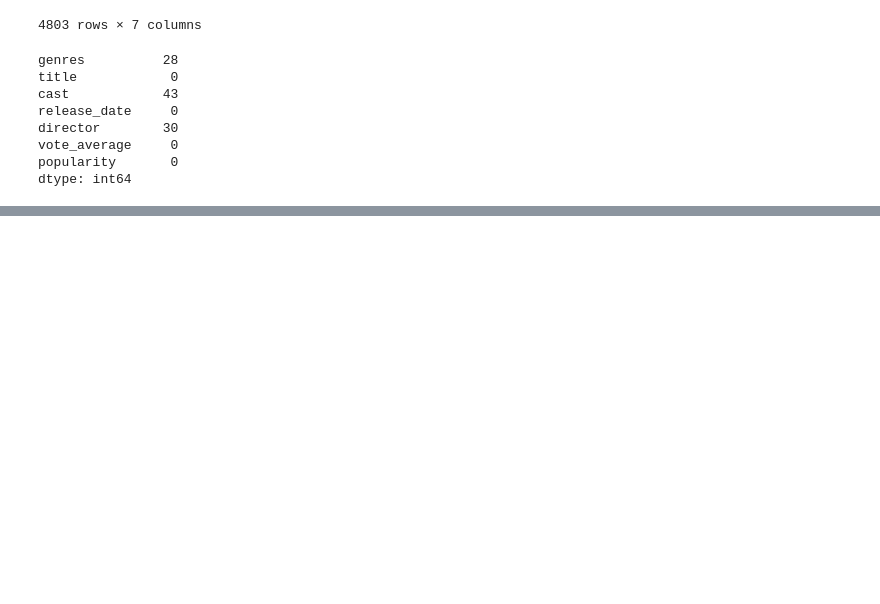
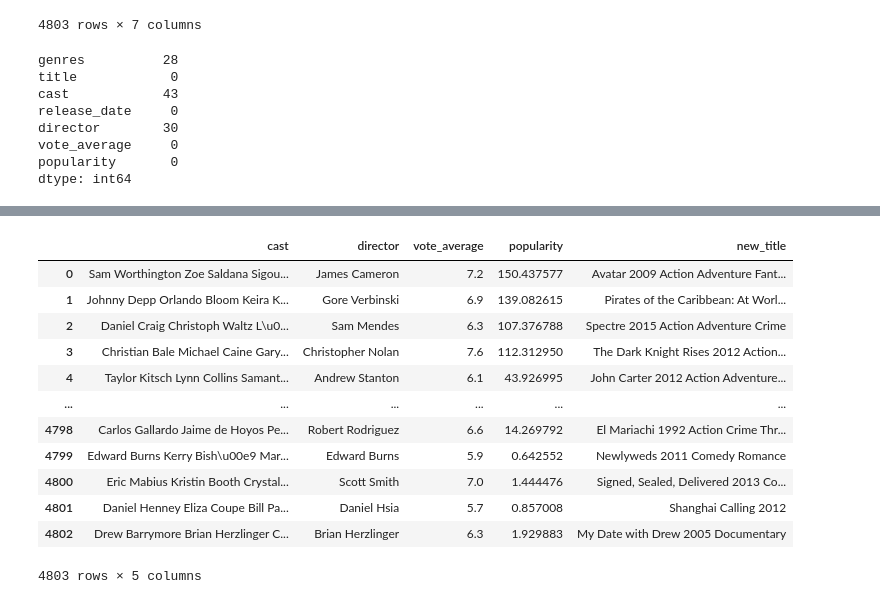
Before and after one commit to Aifedayo/Recommendation-System-Model, a Jupyter notebook: src/notebook/movie_recom_genre.ipynb, the cells around one changed output, grey strips where cells are left out. Cells and saved outputs as stored; diff of their text form; code cells hidden in the pictures; blank space fills up the shorter version.

Commit message:
Fill null values with empty string and drop cols

```diff
--- a/src/notebook/movie_recom_genre.ipynb
+++ b/src/notebook/movie_recom_genre.ipynb
@@ -108,0 +139,20 @@ dtype: int64
+# %%
+# Drop other cols
+cols_to_drop = ['title', 'release_date', 'genres']
+movies_subset_df = movies_subset_df.drop(cols_to_drop,axis=1)
+# %%
+movies_subset_df
+# %% [output]
+|  | cast | director | vote_average | popularity | new_title |
+| 0 | Sam Worthington Zoe Saldana Sigou... | James Cameron | 7.2 | 150.437577 | Avatar 2009 Action Adventure Fant... |
+| 1 | Johnny Depp Orlando Bloom Keira K... | Gore Verbinski | 6.9 | 139.082615 | Pirates of the Caribbean: At Worl... |
+| 2 | Daniel Craig Christoph Waltz L\u0... | Sam Mendes | 6.3 | 107.376788 | Spectre 2015 Action Adventure Crime |
+| 3 | Christian Bale Michael Caine Gary... | Christopher Nolan | 7.6 | 112.312950 | The Dark Knight Rises 2012 Action... |
+| 4 | Taylor Kitsch Lynn Collins Samant... | Andrew Stanton | 6.1 | 43.926995 | John Carter 2012 Action Adventure... |
+| ... | ... | ... | ... | ... | ... |
+| 4798 | Carlos Gallardo Jaime de Hoyos Pe... | Robert Rodriguez | 6.6 | 14.269792 | El Mariachi 1992 Action Crime Thr... |
+| 4799 | Edward Burns Kerry Bish\u00e9 Mar... | Edward Burns | 5.9 | 0.642552 | Newlyweds 2011 Comedy Romance |
+| 4800 | Eric Mabius Kristin Booth Crystal... | Scott Smith | 7.0 | 1.444476 | Signed, Sealed, Delivered 2013 Co... |
+| 4801 | Daniel Henney Eliza Coupe Bill Pa... | Daniel Hsia | 5.7 | 0.857008 | Shanghai Calling 2012 |
+| 4802 | Drew Barrymore Brian Herzlinger C... | Brian Herzlinger | 6.3 | 1.929883 | My Date with Drew 2005 Documentary |
+4803 rows × 5 columns
```
Also changed, not shown: parts of 3 cells of this notebook, 1 other file.
